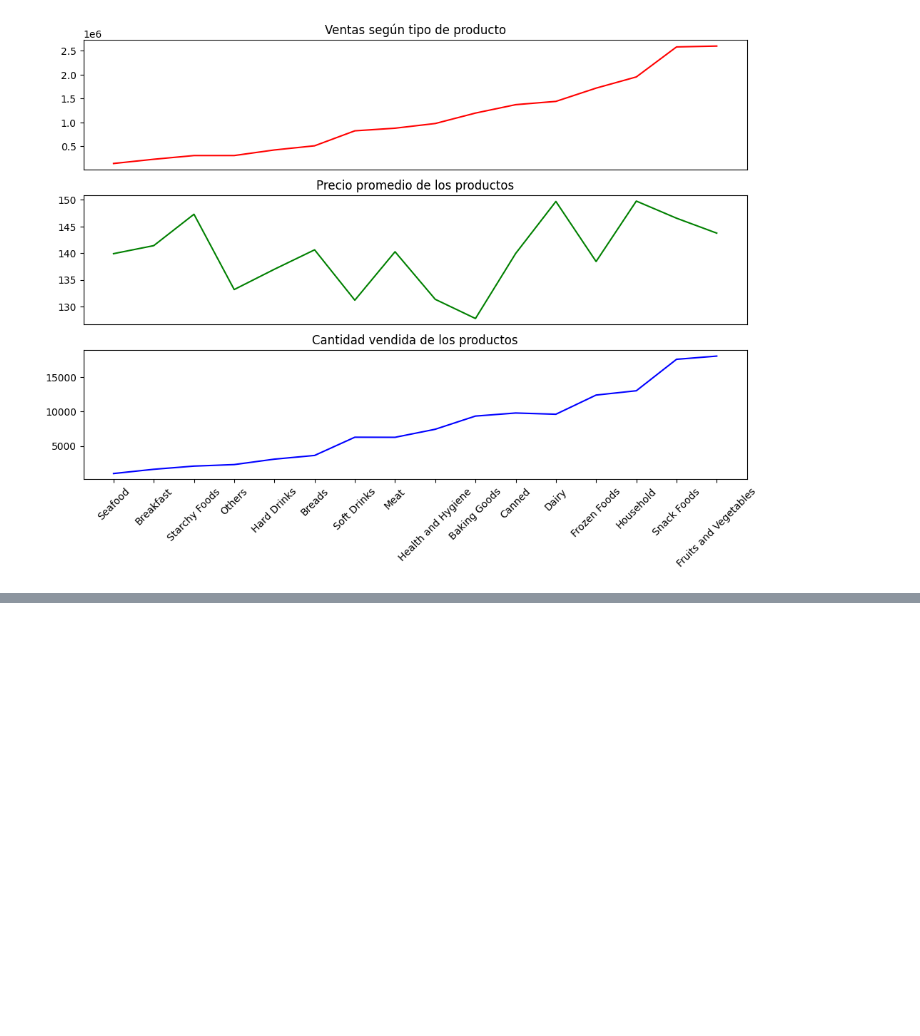
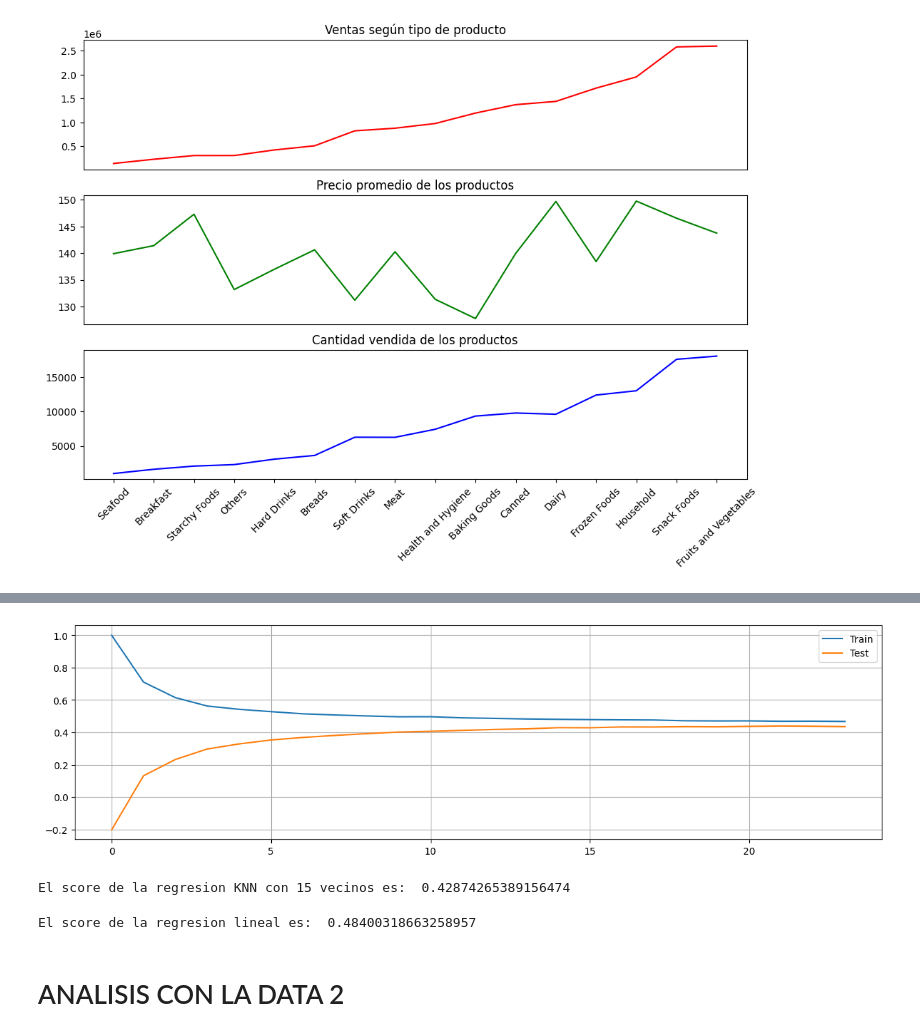
Before and after one commit to Fermasango28/Fermasango28, a Jupyter notebook: Predicccion.ipynb, the cells around one changed output, grey strips where cells are left out. Cells and saved outputs as stored; diff of their text form; code cells hidden in the pictures; blank space fills up the shorter version.

```diff
--- a/Predicccion.ipynb
+++ b/Predicccion.ipynb
@@ -181,0 +351,19 @@ plt.show()
+# %%
+y = df1["Item_Outlet_Sales"]
+x = df1.drop(columns = ["Item_Outlet_Sales"])
+# %%
+cat_selector = make_column_selector(dtype_include='object')
+num_selector = make_column_selector(dtype_include='number')
+
+one_hot_encoder = OneHotEncoder()
+standard_scaler = StandardScaler()
+
+imputer_num = SimpleImputer(strategy="mean")
+imputer_cat = SimpleImputer(strategy="most_frequent")
+
+col_transformer = make_column_transformer((standard_scaler, num_selector),(one_hot_encoder, cat_selector),remainder = 'passthrough')
+col_transformer.fit(x)
+aux=col_transformer.transform(x)
+X_procesado=pd.DataFrame(aux.toarray(),columns=col_transformer.get_feature_names_out())
+X_procesado.info()
+X_procesado
@@ -181,0 +401,33 @@ plt.show()
+# %%
+X_train, X_test, y_train, y_test = train_test_split(X_procesado, y, random_state = 28)
+# %%
+score = []
+score1 = []
+for i in range(1,25):
+  knn_regresion = KNeighborsRegressor(n_neighbors=i)
+  knn_regresion.fit(X_train,y_train)
+  score.append(knn_regresion.score(X_train,y_train))
+  score1.append(knn_regresion.score(X_test,y_test))
+plt.figure(figsize=(15, 4))
+plt.plot(score)
+plt.plot(score1)
+plt.legend(["Train","Test"])
+plt.grid()
+# %% [output]
+[figure, added]
+# %%
+knn_regresion = KNeighborsRegressor(n_neighbors=15)
+knn_regresion.fit(X_train,y_train)
+y_pred_KNN = knn_regresion.predict(X_test)
+print("El score de la regresion KNN con 15 vecinos es: ",knn_regresion.score(X_test,y_test))
+# %% [output]
+El score de la regresion KNN con 15 vecinos es:  0.42874265389156474
+# %%
+lin_reg = LinearRegression()
+lin_reg.fit(X_train, y_train)
+y_pred_lineal = lin_reg.predict(X_test)
+print("El score de la regresion lineal es: ",lin_reg.score(X_test,y_test))
+# %% [output]
+El score de la regresion lineal es:  0.48400318663258957
+# %% [markdown]
+# ANALISIS CON LA DATA 2
```
Also changed, not shown: parts of 23 cells of this notebook.
